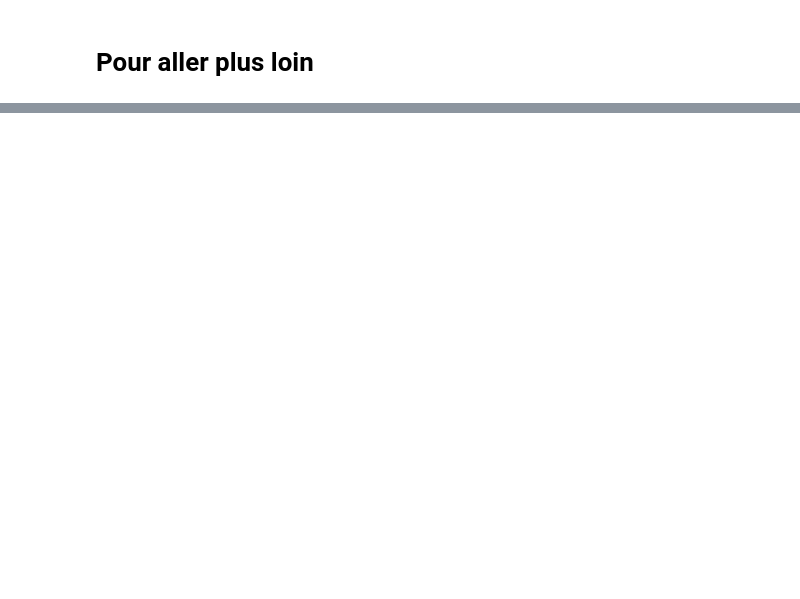
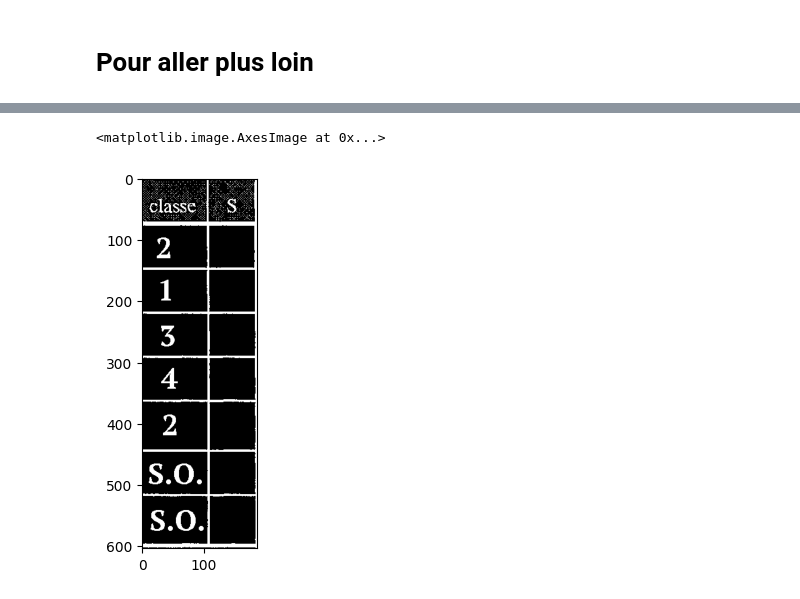
Before and after one commit to JuliusHayter/OCR-Project, a Jupyter notebook: traitement.ipynb, the cells around one changed output, grey strips where cells are left out. Cells and saved outputs as stored; diff of their text form; code cells hidden in the pictures; blank space fills up the shorter version.

```diff
--- a/traitement.ipynb
+++ b/traitement.ipynb
@@ -276,0 +168,6 @@ Utilisation d'un modèle de LLM pour retrouver les résultats éronnés
+# %%
+
+plt.imshow(preprocess_image(image_path), cmap='gray')
+# %% [output]
+<matplotlib.image.AxesImage at 0x...>
+[figure, added]
```
Also changed, not shown: parts of 20 cells of this notebook.
